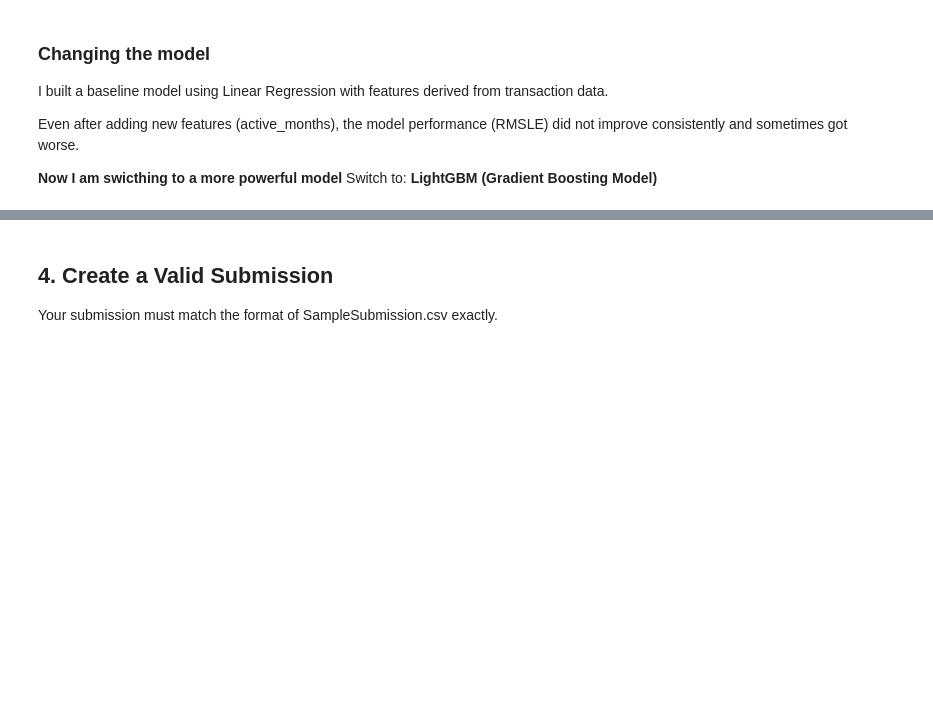
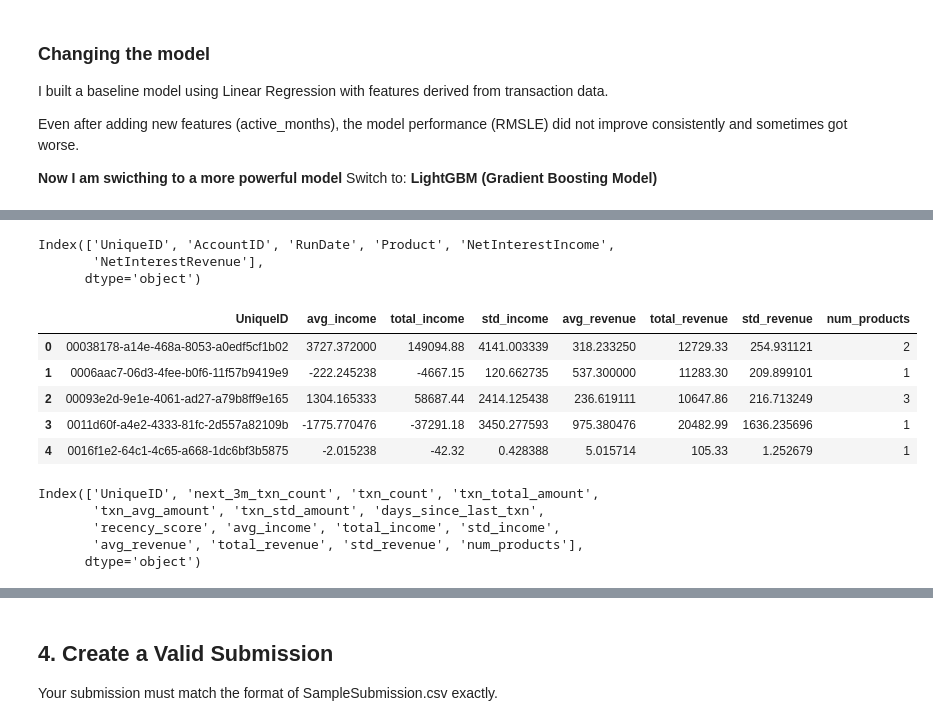
Before and after one commit to LillyB68/nedbank-transaction-forecasting, a Jupyter notebook: notebooks/StarterNotebook.ipynb, the cells around one changed output, grey strips where cells are left out. Cells and saved outputs as stored; diff of their text form; code cells hidden in the pictures; blank space fills up the shorter version.

```diff
--- a/notebooks/StarterNotebook.ipynb
+++ b/notebooks/StarterNotebook.ipynb
@@ -334,0 +312,26 @@ train_merged["recency_score"] = 1 / (train_merged["days_since_last_txn"] + 1)
+# %%
+fin.columns
+# %% [output]
+Index(['UniqueID', 'AccountID', 'RunDate', 'Product', 'NetInterestIncome',
+       'NetInterestRevenue'],
+      dtype='object')
+# %%
+# Convert RunDate to datetime
+fin["RunDate"] = pd.to_datetime(fin["RunDate"])
+# %%
+fin_features = fin.groupby("UniqueID").agg({
+    "NetInterestIncome": ["mean", "sum", "std"],
+    "NetInterestRevenue": ["mean", "sum", "std"]
+}).reset_index()
+
+# Clean column names
+fin_features.columns = [
+    "UniqueID",
+    "avg_income", "total_income", "std_income",
+    "avg_revenue", "total_revenue", "std_revenue"
+]
+# %%
+# Number of unique products per customer
+product_count = fin.groupby("UniqueID")["Product"].nunique().reset_index(name="num_products")
+# %%
+fin_features = fin_features.merge(product_count, on="UniqueID", how="left")
@@ -335,3 +342,20 @@ train_merged["recency_score"] = 1 / (train_merged["days_since_last_txn"] + 1)
+# %%
+fin_features.head()
+# %% [output]
+|  | UniqueID | avg_income | total_income | std_income | avg_revenue | total_revenue | std_revenue | num_products |
+| 0 | 00038178-a14e-468a-8053-a0edf5cf1b02 | 3727.372000 | 149094.88 | 4141.003339 | 318.233250 | 12729.33 | 254.931121 | 2 |
+| 1 | 0006aac7-06d3-4fee-b0f6-11f57b9419e9 | -222.245238 | -4667.15 | 120.662735 | 537.300000 | 11283.30 | 209.899101 | 1 |
+| 2 | 00093e2d-9e1e-4061-ad27-a79b8ff9e165 | 1304.165333 | 58687.44 | 2414.125438 | 236.619111 | 10647.86 | 216.713249 | 3 |
+| 3 | 0011d60f-a4e2-4333-81fc-2d557a82109b | -1775.770476 | -37291.18 | 3450.277593 | 975.380476 | 20482.99 | 1636.235696 | 1 |
+| 4 | 0016f1e2-64c1-4c65-a668-1dc6bf3b5875 | -2.015238 | -42.32 | 0.428388 | 5.015714 | 105.33 | 1.252679 | 1 |
+# %%
+train_merged.columns
+# %% [output]
+Index(['UniqueID', 'next_3m_txn_count', 'txn_count', 'txn_total_amount',
+       'txn_avg_amount', 'txn_std_amount', 'days_since_last_txn',
+       'recency_score', 'avg_income', 'total_income', 'std_income',
+       'avg_revenue', 'total_revenue', 'std_revenue', 'num_products'],
+      dtype='object')
 # %%
 x = train_merged[
     [
```
Also changed, not shown: parts of 18 cells of this notebook.
